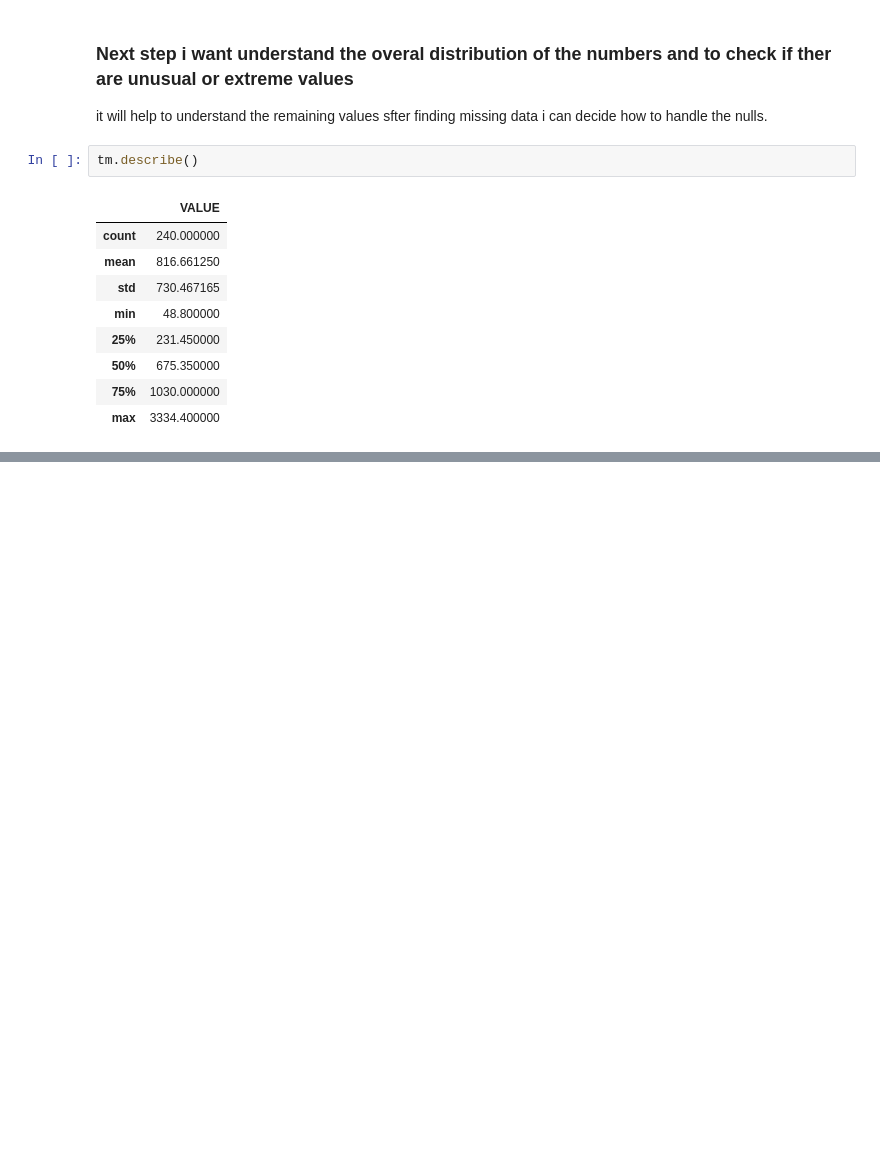
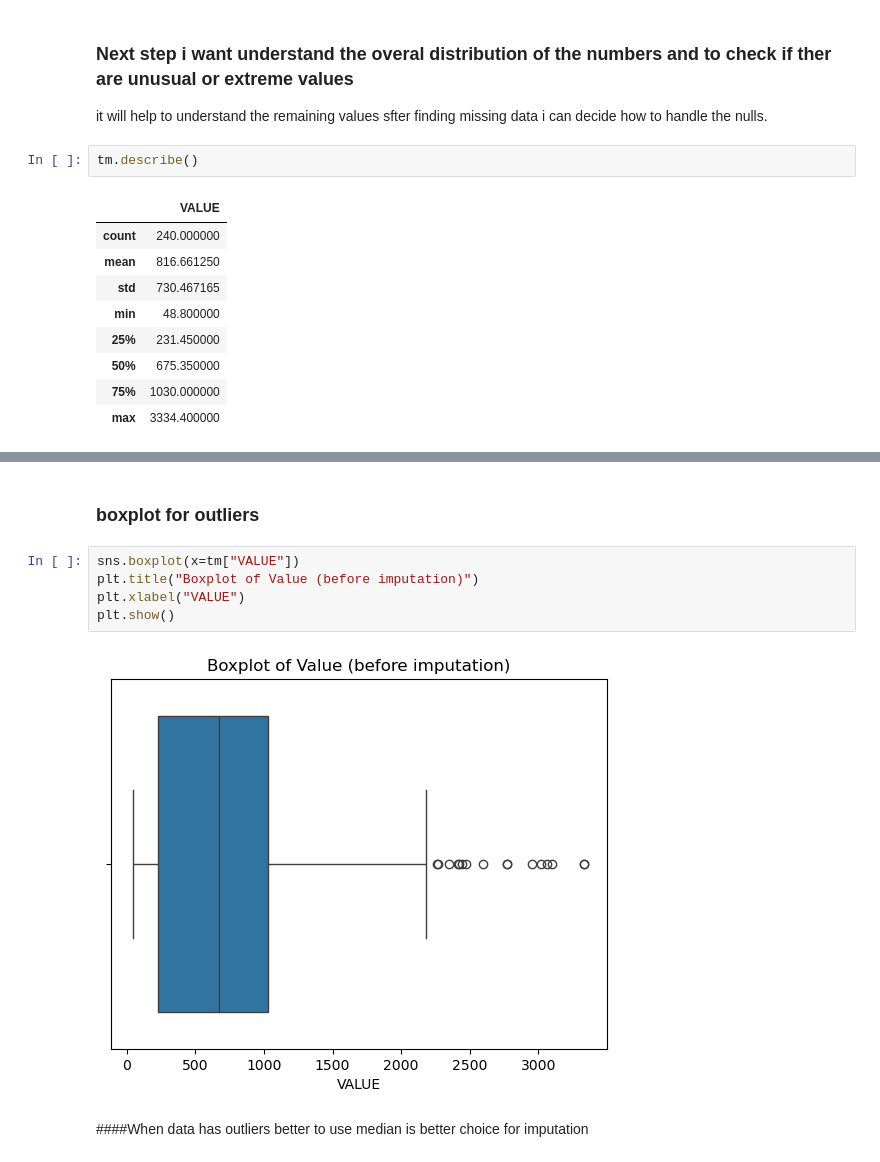
Before and after one commit to sba25225-ai/L9Cert_overseasTrips, a Jupyter notebook: Overseas_Trip_Ireland.ipynb, the cells around one changed output, grey strips where cells are left out. Drawn from its saved outputs; the diff is of its cells as text; blank space fills up the shorter version.

```diff
--- a/Overseas_Trip_Ireland.ipynb
+++ b/Overseas_Trip_Ireland.ipynb
@@ -76,0 +92,11 @@ tm.describe()
+# %% [markdown]
+### boxplot for outliers
+# %%
+sns.boxplot(x=tm["VALUE"])
+plt.title("Boxplot of Value (before imputation)")
+plt.xlabel("VALUE")
+plt.show()
+# %% [output]
+[figure, added]
+# %% [markdown]
+####When data has outliers better to use median is better choice for imputation
```
Also changed, not shown: parts of 5 cells of this notebook.
